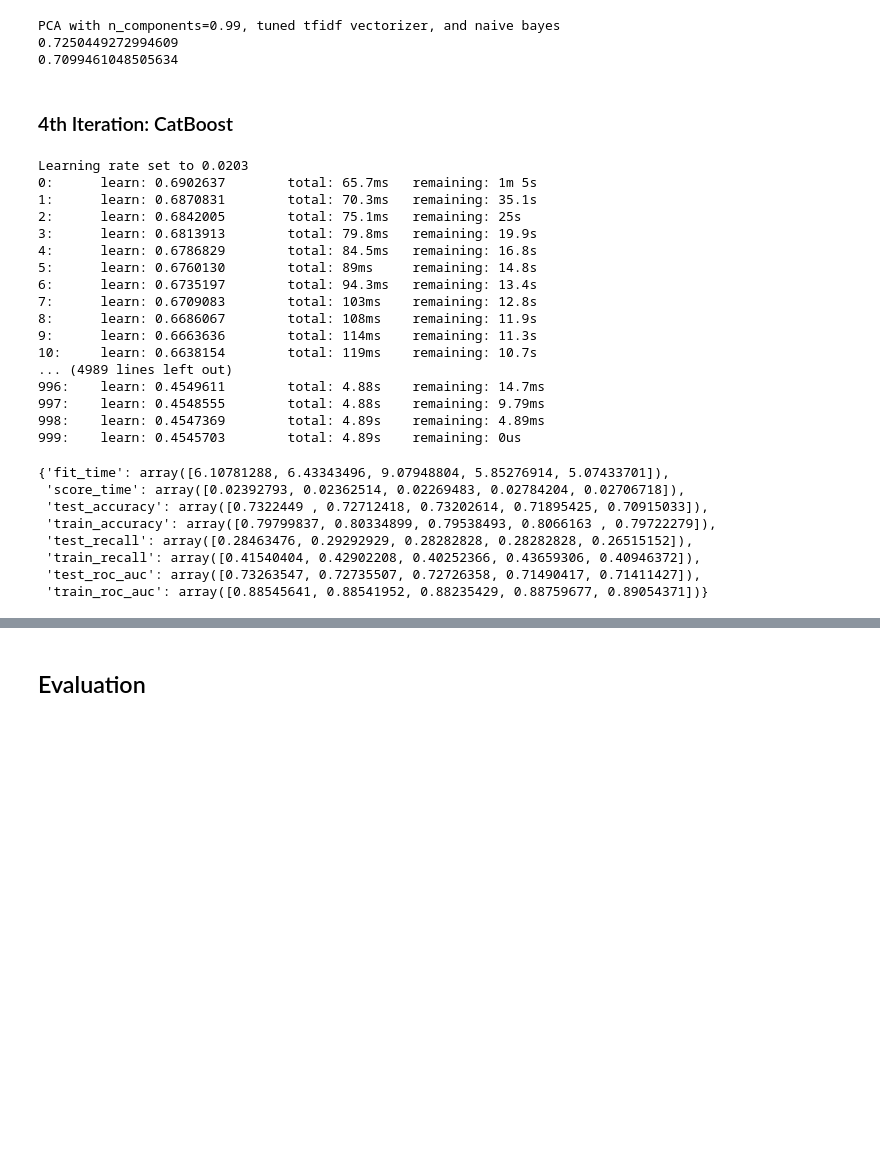
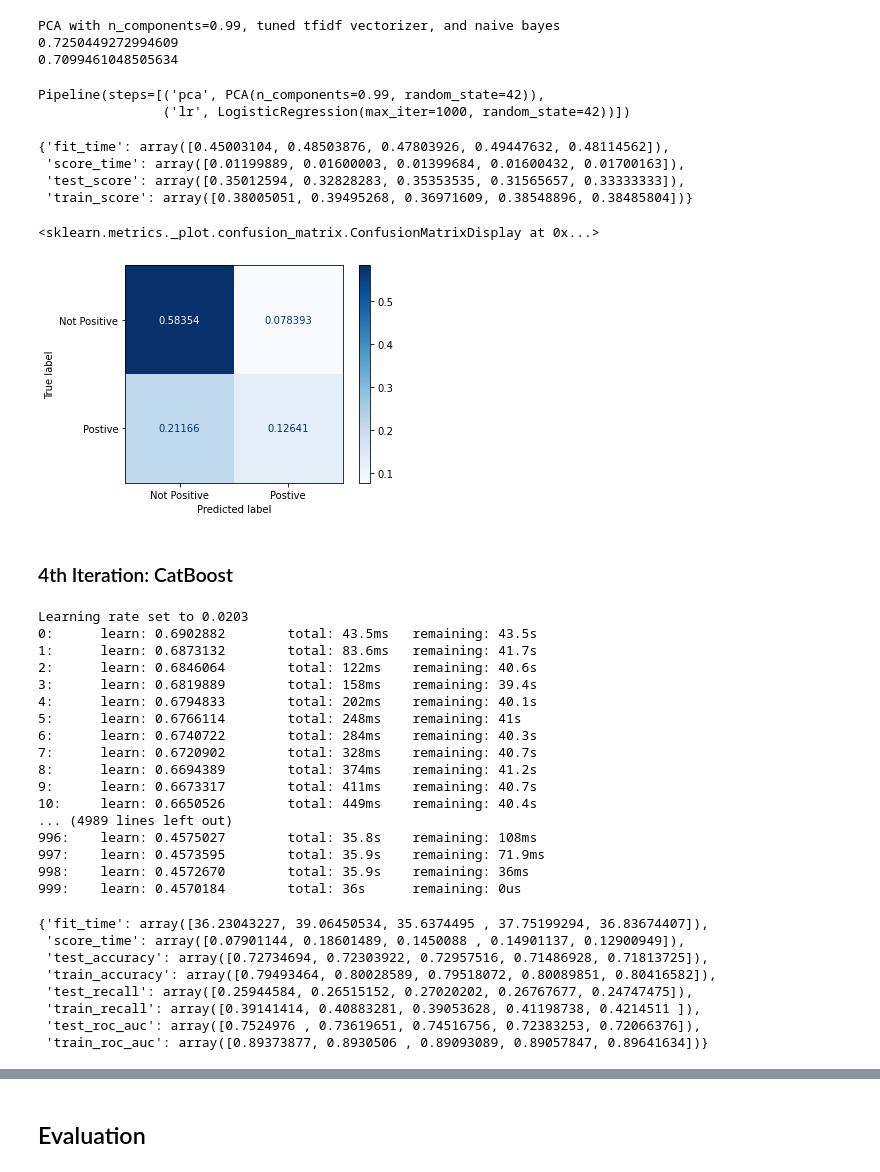
Before and after one commit to ElyLin/SentimentAnalysisProject, a Jupyter notebook: SentimentAnalysis.ipynb, the cells around one changed output, grey strips where cells are left out. Saved outputs shown, nothing was run; the diff lists cells and outputs as text; code cells hidden in the pictures; blank space fills up the shorter version.

```diff
--- a/SentimentAnalysis.ipynb
+++ b/SentimentAnalysis.ipynb
@@ -721,12 +835,30 @@ print(pipe_lr.score(X_val_scaled, y_val))
 PCA with n_components=0.99, tuned tfidf vectorizer, and naive bayes
 0.7250449272994609
 0.7099461048505634
+# %%
+pipe_lr.fit(X_train_scaled, y_train)
+# %% [output]
+Pipeline(steps=[('pca', PCA(n_components=0.99, random_state=42)),
+                ('lr', LogisticRegression(max_iter=1000, random_state=42))])
+# %%
+cross_validate(pipe_lr, X_train_scaled, y_train, return_train_score=True, scoring="recall")
+# %% [output]
+{'fit_time': array([0.45003104, 0.48503876, 0.47803926, 0.49447632, 0.48114562]),
+ 'score_time': array([0.01199889, 0.01600003, 0.01399684, 0.01600432, 0.01700163]),
+ 'test_score': array([0.35012594, 0.32828283, 0.35353535, 0.31565657, 0.33333333]),
+ 'train_score': array([0.38005051, 0.39495268, 0.36971609, 0.38548896, 0.38485804])}
+# %%
+plot_confusion_matrix(pipe_lr, X_val_scaled, y_val, values_format='.5g', cmap=plt.cm.Blues,
+                      display_labels=["Not Positive", "Postive"], normalize = "all")
+# %% [output]
+<sklearn.metrics._plot.confusion_matrix.ConfusionMatrixDisplay at 0x...>
+[figure, added]
 # %% [markdown]
 ### 4th Iteration: CatBoost
 # %%
 #Create a pipeline with CatBoost
 pipe_cbc = Pipeline(steps=[
-    ('tfidf_vectorizer', TfidfVectorizer(max_df=.99,min_df=0.005, max_features=1000)),
+    ('tfidf_vectorizer', TfidfVectorizer(max_df=.99,min_df=0.0005, max_features=1000)),
     ('cbc', CatBoostClassifier())
 ])
 #Cross Validate
@@ -735,30 +867,30 @@ cv_cbc = cross_validate(pipe_cbc, X_train['Tweet'], y_train, return_train_score=
 cv_cbc
 # %% [output]
 Learning rate set to 0.0203
-0:      learn: 0.6902637        total: 65.7ms   remaining: 1m 5s
-1:      learn: 0.6870831        total: 70.3ms   remaining: 35.1s
-2:      learn: 0.6842005        total: 75.1ms   remaining: 25s
-3:      learn: 0.6813913        total: 79.8ms   remaining: 19.9s
-4:      learn: 0.6786829        total: 84.5ms   remaining: 16.8s
-5:      learn: 0.6760130        total: 89ms     remaining: 14.8s
-6:      learn: 0.6735197        total: 94.3ms   remaining: 13.4s
-7:      learn: 0.6709083        total: 103ms    remaining: 12.8s
-8:      learn: 0.6686067        total: 108ms    remaining: 11.9s
-9:      learn: 0.6663636        total: 114ms    remaining: 11.3s
-10:     learn: 0.6638154        total: 119ms    remaining: 10.7s
+0:      learn: 0.6902882        total: 43.5ms   remaining: 43.5s
+1:      learn: 0.6873132        total: 83.6ms   remaining: 41.7s
+2:      learn: 0.6846064        total: 122ms    remaining: 40.6s
+3:      learn: 0.6819889        total: 158ms    remaining: 39.4s
+4:      learn: 0.6794833        total: 202ms    remaining: 40.1s
+5:      learn: 0.6766114        total: 248ms    remaining: 41s
+6:      learn: 0.6740722        total: 284ms    remaining: 40.3s
+7:      learn: 0.6720902        total: 328ms    remaining: 40.7s
+8:      learn: 0.6694389        total: 374ms    remaining: 41.2s
+9:      learn: 0.6673317        total: 411ms    remaining: 40.7s
+10:     learn: 0.6650526        total: 449ms    remaining: 40.4s
 ... (4989 lines left out)
-996:    learn: 0.4549611        total: 4.88s    remaining: 14.7ms
-997:    learn: 0.4548555        total: 4.88s    remaining: 9.79ms
-998:    learn: 0.4547369        total: 4.89s    remaining: 4.89ms
-999:    learn: 0.4545703        total: 4.89s    remaining: 0us
+996:    learn: 0.4575027        total: 35.8s    remaining: 108ms
+997:    learn: 0.4573595        total: 35.9s    remaining: 71.9ms
+998:    learn: 0.4572670        total: 35.9s    remaining: 36ms
+999:    learn: 0.4570184        total: 36s      remaining: 0us
-{'fit_time': array([6.10781288, 6.43343496, 9.07948804, 5.85276914, 5.07433701]),
- 'score_time': array([0.02392793, 0.02362514, 0.02269483, 0.02784204, 0.02706718]),
- 'test_accuracy': array([0.7322449 , 0.72712418, 0.73202614, 0.71895425, 0.70915033]),
- 'train_accuracy': array([0.79799837, 0.80334899, 0.79538493, 0.8066163 , 0.79722279]),
- 'test_recall': array([0.28463476, 0.29292929, 0.28282828, 0.28282828, 0.26515152]),
- 'train_recall': array([0.41540404, 0.42902208, 0.40252366, 0.43659306, 0.40946372]),
- 'test_roc_auc': array([0.73263547, 0.72735507, 0.72726358, 0.71490417, 0.71411427]),
- 'train_roc_auc': array([0.88545641, 0.88541952, 0.88235429, 0.88759677, 0.89054371])}
+{'fit_time': array([36.23043227, 39.06450534, 35.6374495 , 37.75199294, 36.83674407]),
+ 'score_time': array([0.07901144, 0.18601489, 0.1450088 , 0.14901137, 0.12900949]),
+ 'test_accuracy': array([0.72734694, 0.72303922, 0.72957516, 0.71486928, 0.71813725]),
+ 'train_accuracy': array([0.79493464, 0.80028589, 0.79518072, 0.80089851, 0.80416582]),
+ 'test_recall': array([0.25944584, 0.26515152, 0.27020202, 0.26767677, 0.24747475]),
+ 'train_recall': array([0.39141414, 0.40883281, 0.39053628, 0.41198738, 0.4214511 ]),
+ 'test_roc_auc': array([0.7524976 , 0.73619651, 0.74516756, 0.72383253, 0.72066376]),
+ 'train_roc_auc': array([0.89373877, 0.8930506 , 0.89093089, 0.89057847, 0.89641634])}
 # %%
 #Get mean accuracy for validation set
 cv_cbc['test_accuracy'].mean()
```
Also changed, not shown: parts of 43 cells of this notebook, 2 other files.
